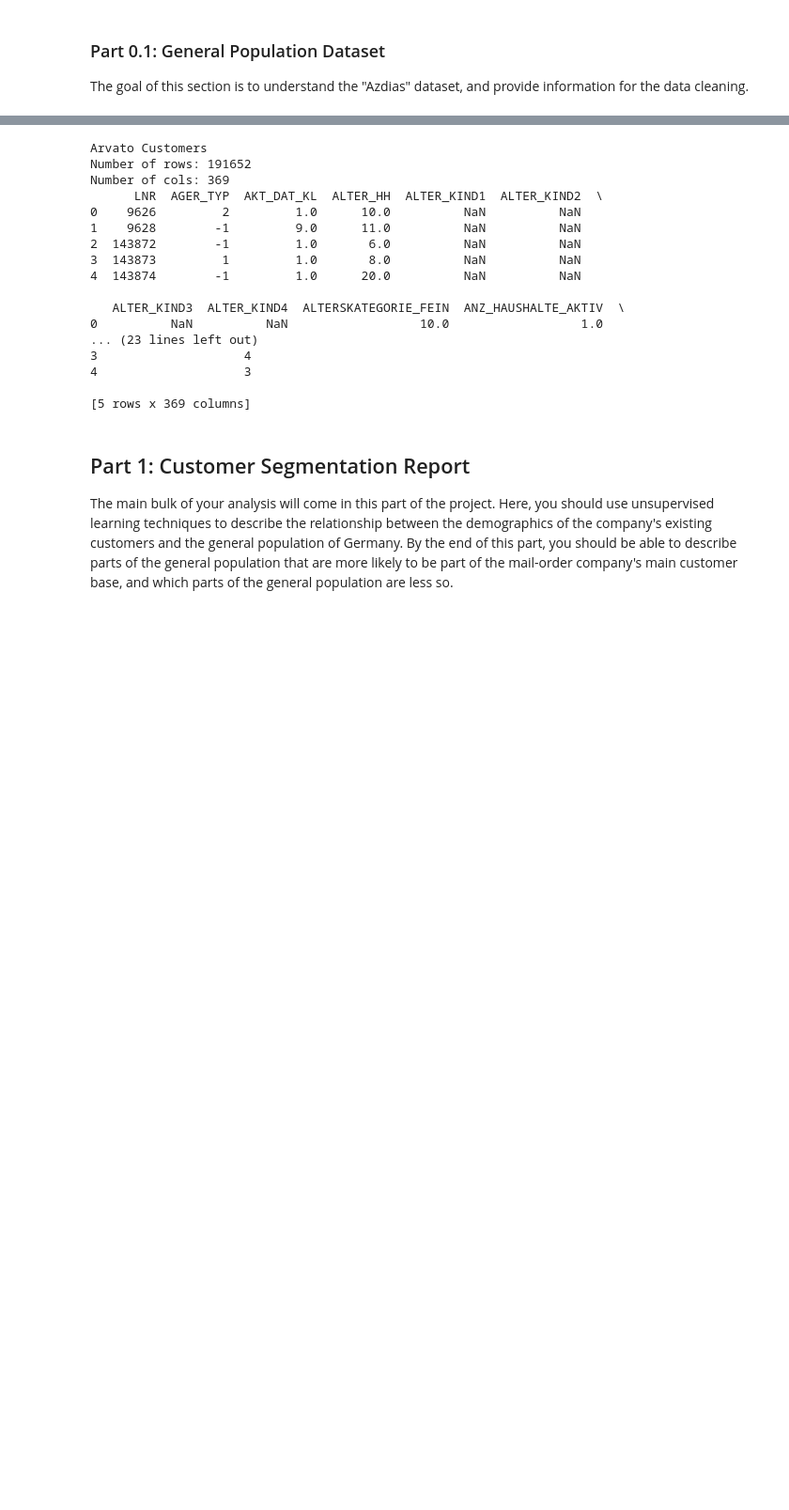
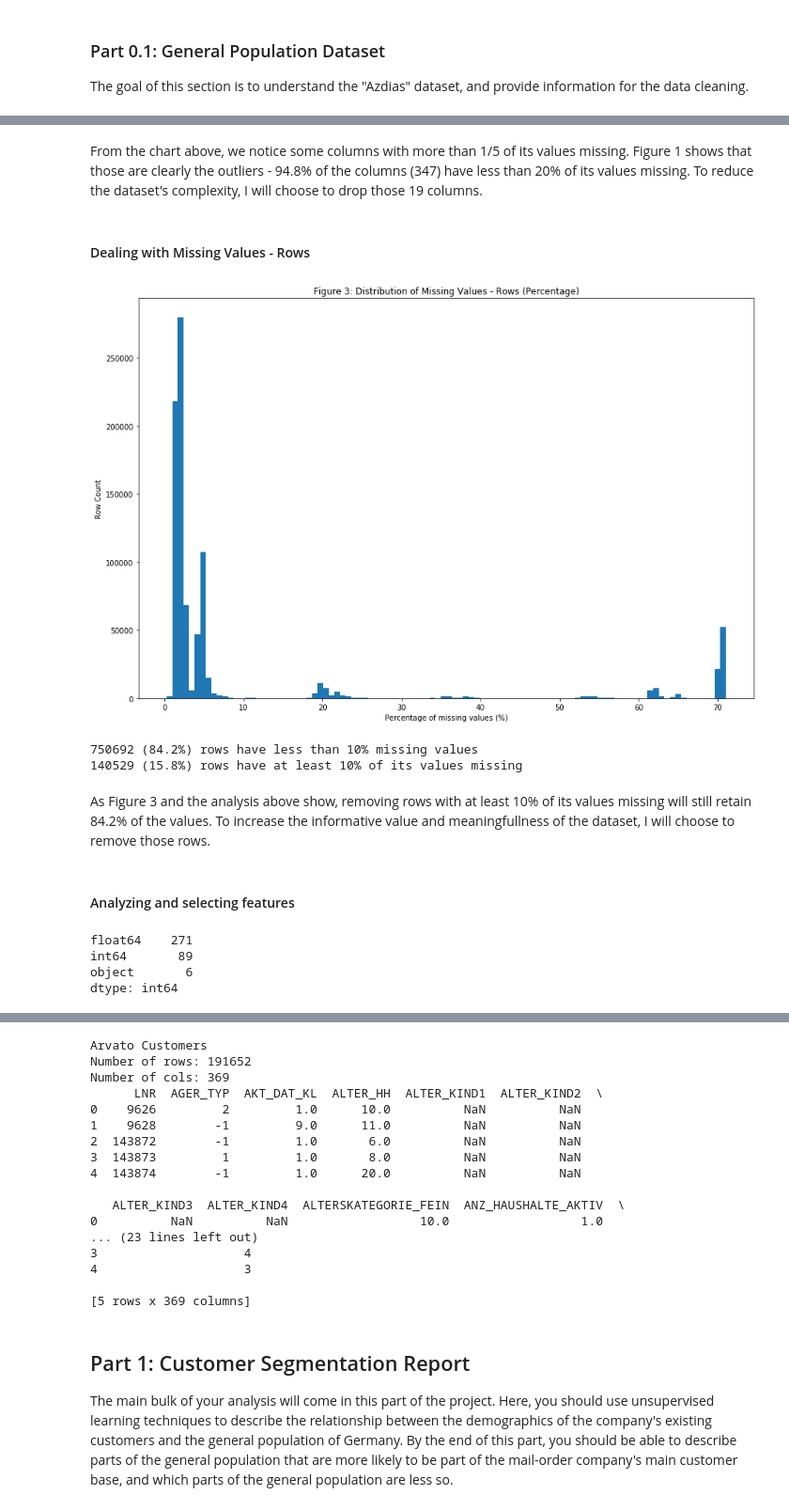
Before and after one commit to ttheoto/DSND_Capstone_Arvato, a Jupyter notebook: Arvato Project Workbook.ipynb, the cells around one changed output, grey strips where cells are left out. Shown: that part at 94% size. Saved outputs shown, nothing was run; the diff lists cells and outputs as text; code cells hidden in the pictures; blank space fills up the shorter version.

Commit message:
feat:  Data Exploration

```diff
--- a/Arvato Project Workbook.ipynb
+++ b/Arvato Project Workbook.ipynb
@@ -173,0 +265,42 @@ plt.xlabel('# of missing values')
+# %% [markdown]
+From the chart above, we notice some columns with more than 1/5 of its values missing. Figure 1 shows that those are clearly the outliers - 94.8% of the columns (347) have less than 20% of its values missing. To reduce the dataset's complexity, I will choose to drop those 19 columns.
+# %% [markdown]
+#### Dealing with Missing Values - Rows
+# %%
+# Missing Values in rows
+
+na_rows_sum = azdias_clean.isna().sum(axis=1)
+# %%
+# Distribution of missing values in percentual values
+
+prop_nan_rows = 100*na_rows_sum.values/len(azdias_clean.columns)
+plt.figure(figsize=(15,10));
+plt.hist(prop_nan_rows, bins=100);
+plt.title('Figure 3: Distribution of Missing Values - Rows (Percentage)')
+plt.xlabel('Percentage of missing values (%)');
+plt.ylabel('Row Count');
+# %% [output]
+[figure, added]
+# %%
+# Analyzing the results (>10% missing values are clearly outliers)
+clean_rows = len(prop_nan_rows[prop_nan_rows < 10])
+nan_rows = prop_nan_rows.shape[0] - clean_rows
+
+print('{} ({:0.1f}%) rows have less than 10% missing values'.format(clean_rows, 100*clean_rows/prop_nan_rows.shape[0]))
+print('{} ({:0.1f}%) rows have at least 10% of its values missing'.format(nan_rows, 100*nan_rows/prop_nan_rows.shape[0]))
+# %% [output]
+750692 (84.2%) rows have less than 10% missing values
+140529 (15.8%) rows have at least 10% of its values missing
+# %% [markdown]
+As Figure 3 and the analysis above show, removing rows with at least 10% of its values missing will still retain 84.2% of the values. To increase the informative value and meaningfullness of the dataset, I will choose to remove those rows.
+# %% [markdown]
+#### Analyzing and selecting features
+# %%
+# Analyzing data types and their frequency
+
+azdias_clean.dtypes.value_counts()
+# %% [output]
+float64    271
+int64       89
+object       6
+dtype: int64
```
Also changed, not shown: parts of 20 cells of this notebook, 3 other files.
